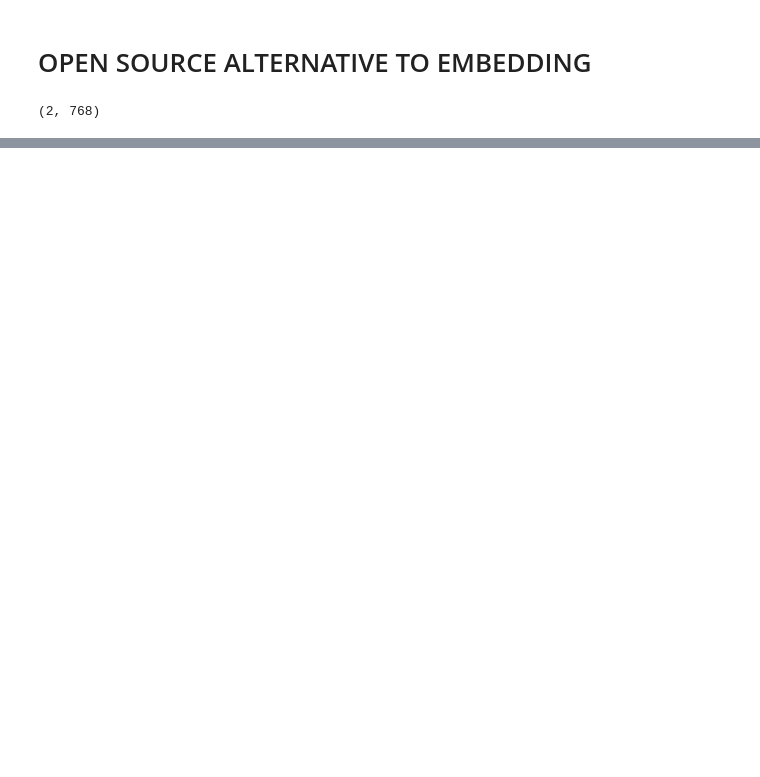
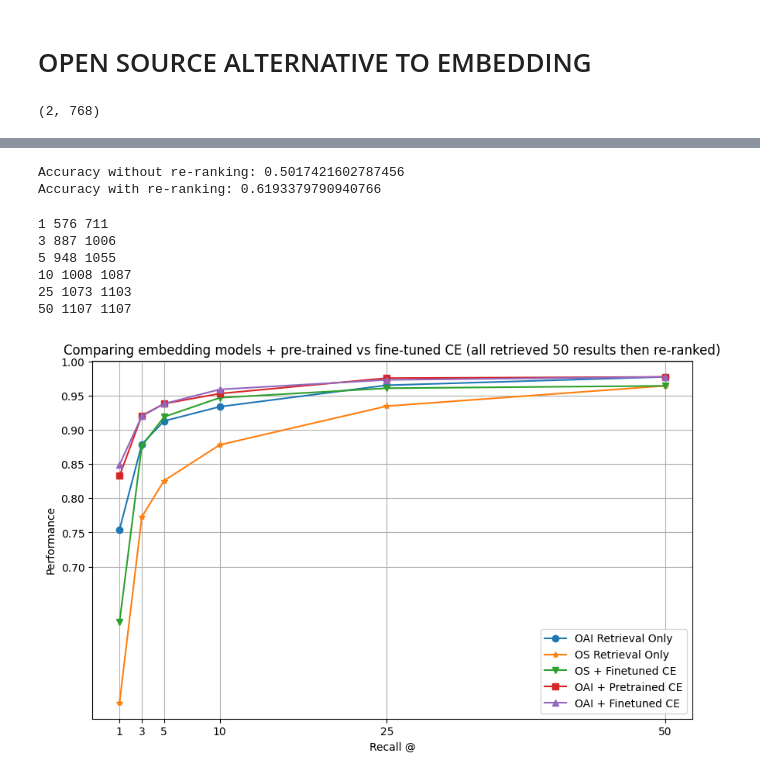
Before and after one commit to sinanuozdemir/oreilly-hands-on-gpt-llm, a Jupyter notebook: notebooks/semantic_search.ipynb, the cells around one changed output, grey strips where cells are left out. Drawn from its saved outputs; the diff is of its cells as text; code cells hidden in the pictures; blank space fills up the shorter version.

```diff
--- a/notebooks/semantic_search.ipynb
+++ b/notebooks/semantic_search.ipynb
@@ -558,0 +1006,9 @@ Open-source accuracy: 0.8235474006116208
+# %%
+logger.setLevel(logging.CRITICAL)
+os_predictions = []
+
+for i, question in tqdm(enumerate(test_sample), total=len(test_sample)):
+    os_predictions.append(eval_ranking_open_source(question['question'], top_k=TOP_K, re_rank_model=finetuned))
+
+os_predictions_df = pd.DataFrame(os_predictions)
+os_predictions_df.head()
@@ -558,0 +1022,61 @@ Open-source accuracy: 0.8235474006116208
+# %%
+raw_accuracy = sum([p['retrieved_correct_position'] == 0 for p in os_predictions])/len(os_predictions)
+reranked_accuracy = sum([p['reranked_correct_position'] == 0 for p in os_predictions])/len(os_predictions)
+
+print(f'Accuracy without re-ranking: {raw_accuracy}')
+print(f'Accuracy with re-ranking: {reranked_accuracy}')
+# %% [output]
+Accuracy without re-ranking: 0.5017421602787456
+Accuracy with re-ranking: 0.6193379790940766
+# %%
+# do recall @ 1, 3, 5, 10
+OPEN_SOURCE_RETRIEVAL = []
+OPEN_SOURCE_RETRIEVAL_PLUS_FT_CE = []
+for k in (1, 3, 5, 10, 25, 50):
+    embedding_only_recall = os_predictions_df[os_predictions_df['retrieved_correct_position'] < k].shape[0]
+    reranked_recall = os_predictions_df[os_predictions_df['reranked_correct_position'] < k].shape[0]
+    print(k, embedding_only_recall, reranked_recall)
+    OPEN_SOURCE_RETRIEVAL.append(embedding_only_recall / os_predictions_df.shape[0])
+    OPEN_SOURCE_RETRIEVAL_PLUS_FT_CE.append(reranked_recall / os_predictions_df.shape[0])
+# %% [output]
+1 576 711
+3 887 1006
+5 948 1055
+10 1008 1087
+25 1073 1103
+50 1107 1107
+# %%
+import matplotlib.pyplot as plt
+
+X = [1, 3, 5, 10, 25, 50]
+
+OPENAI_RETRIEVAL = [866 / predictions_df.shape[0], 1009/ predictions_df.shape[0], 1048/ predictions_df.shape[0], 1072/ predictions_df.shape[0], 1108/ predictions_df.shape[0], 1122/ predictions_df.shape[0]]
+# OPEN_SOURCE_RETRIEVAL = [663 / predictions_df.shape[0], 795/ predictions_df.shape[0], 838/ predictions_df.shape[0], 891/ predictions_df.shape[0], 966/ predictions_df.shape[0], 1004/ predictions_df.shape[0]]
+OLD_CROSS_ENCODER = [956 / predictions_df.shape[0], 1057/ predictions_df.shape[0], 1077/ predictions_df.shape[0], 1094/ predictions_df.shape[0], 1120/ predictions_df.shape[0], 1122/ predictions_df.shape[0]]
+NEW_CROSS_ENCODER = [975 / predictions_df.shape[0], 1056/ predictions_df.shape[0], 1077/ predictions_df.shape[0], 1101/ predictions_df.shape[0], 1117/ predictions_df.shape[0], 1122/ predictions_df.shape[0]]
+
+# Creating the plot
+plt.figure(figsize=(10, 6))
+plt.plot(X, OPENAI_RETRIEVAL, label='OAI Retrieval Only', marker='o')
+plt.plot(X, OPEN_SOURCE_RETRIEVAL, label='OS Retrieval Only', marker='*')
+plt.plot(X, OPEN_SOURCE_RETRIEVAL_PLUS_FT_CE, label='OS + Finetuned CE', marker='v')
+plt.plot(X, OLD_CROSS_ENCODER, label='OAI + Pretrained CE', marker='s')
+plt.plot(X, NEW_CROSS_ENCODER, label='OAI + Finetuned CE', marker='^')
+
+# Adding titles and labels
+plt.title('Comparing embedding models + pre-trained vs fine-tuned CE (all retrieved 50 results then re-ranked)')
+plt.xlabel('Recall @')
+plt.ylabel('Performance')
+plt.xticks(X)
+plt.yticks([i/100 for i in range(70, 101, 5)])  # Adjusting y-ticks to start from 0.75
+
+# Adding legend
+plt.legend()
+
+# Show the plot
+plt.grid(True)
+# plt.show()
+
+plt.savefig('recall_at_k.png', dpi=1000)
+# %% [output]
+[figure, added]
```
Also changed, not shown: parts of 126 cells of this notebook, 2 other files.
